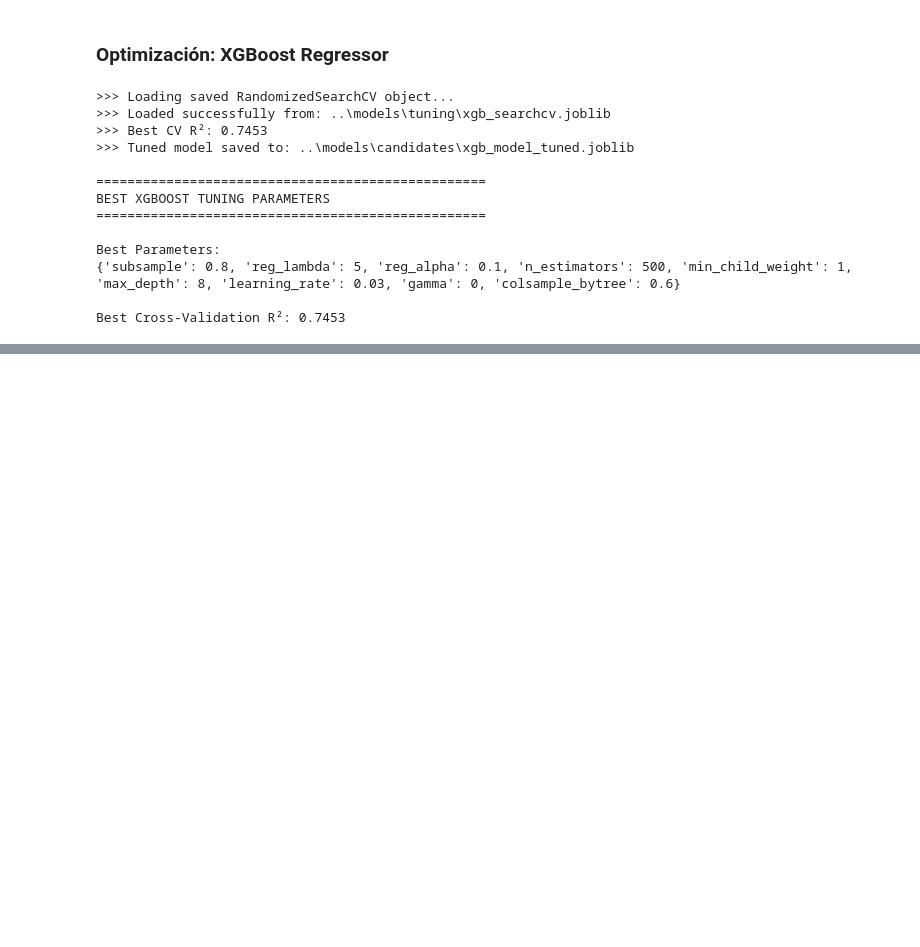
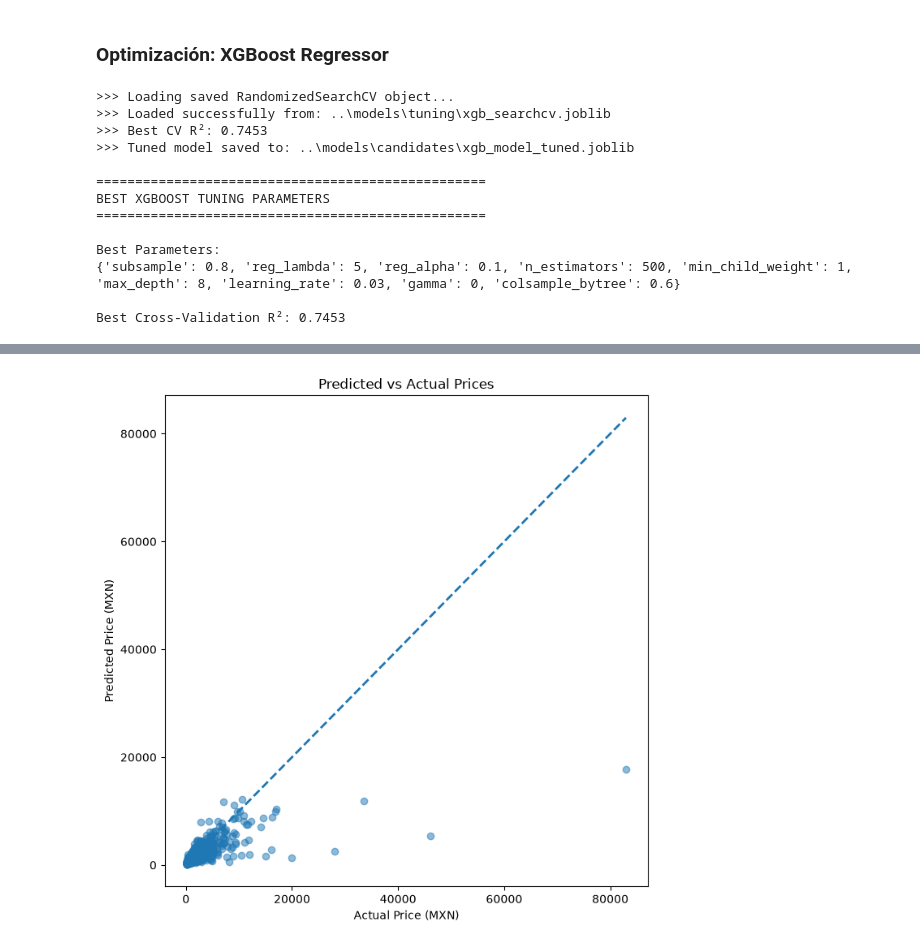
Before and after one commit to josue-rdgzcb/airbnb-price-prediction-mexico-city, a Jupyter notebook: notebooks/03_modeling.ipynb, the cells around one changed output, grey strips where cells are left out. Drawn from its saved outputs; the diff is of its cells as text; code cells hidden in the pictures; blank space fills up the shorter version.

Commit message:
feat(notebooks): start final model section, add retraining and evaluation

```diff
--- a/notebooks/03_modeling.ipynb
+++ b/notebooks/03_modeling.ipynb
@@ -1269,0 +1330,11 @@ Std R² R2:  0.0118
+# %%
+# TRAIN FINAL MODEL
+
+# Retrain the optimized XGBoost model using the combined
+# training and validation sets.
+
+final_model = train_model(
+    model=xgb_tuned,
+    X_train=X_train_final,
+    y_train=y_train_final
+)
@@ -1269,0 +1408,40 @@ Std R² R2:  0.0118
+# %%
+# PREDICTED VS ACTUAL VALUES
+
+# Generate predictions on the test set
+y_pred = final_model.predict(X_test_processed)
+
+# Transform predictions back to the original price scale
+y_test_real = np.expm1(y_test)
+y_pred_real = np.expm1(y_pred)
+
+# Create figure
+plt.figure(figsize=(7, 7))
+
+# Scatter plot
+plt.scatter(
+    y_test_real,
+    y_pred_real,
+    alpha=0.5
+)
+
+# Reference line (perfect predictions)
+min_value = min(y_test_real.min(), y_pred_real.min())
+max_value = max(y_test_real.max(), y_pred_real.max())
+
+plt.plot(
+    [min_value, max_value],
+    [min_value, max_value],
+    linestyle="--",
+    linewidth=2
+)
+
+# Labels
+plt.title("Predicted vs Actual Prices")
+plt.xlabel("Actual Price (MXN)")
+plt.ylabel("Predicted Price (MXN)")
+
+plt.tight_layout()
+plt.show()
+# %% [output]
+[figure, added]
```
Also changed, not shown: parts of 22 cells of this notebook.
